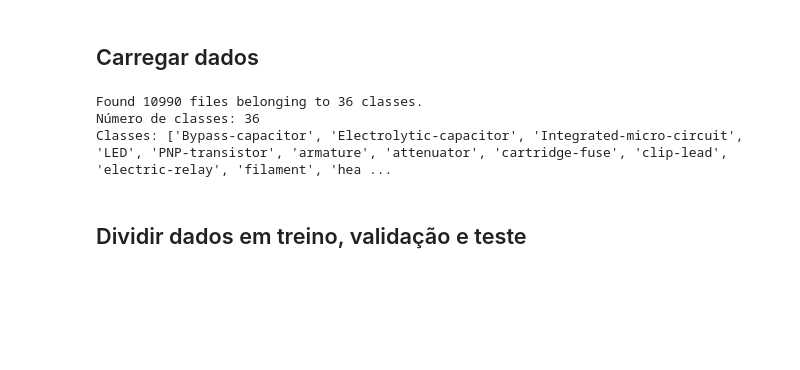
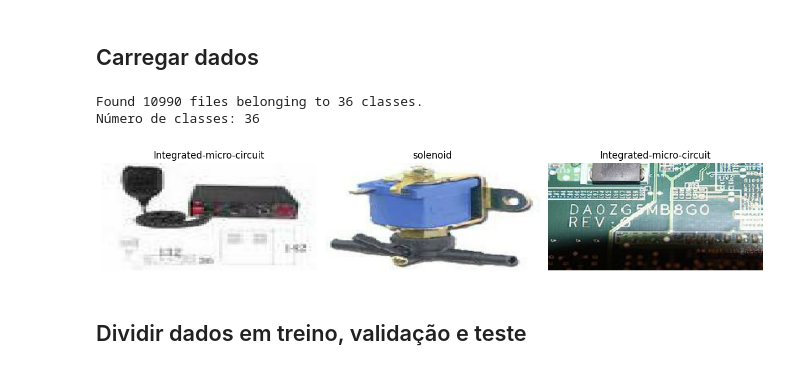
Before and after one commit to matheusssilva991/tarefa24_ia_embarcatech, a Jupyter notebook: src/main.ipynb, the cells around one changed output. Drawn from its saved outputs; the diff is of its cells as text; code cells hidden in the pictures; blank space fills up the shorter version.

```diff
--- a/src/main.ipynb
+++ b/src/main.ipynb
@@ -22,31 +25,33 @@ Versão do Tensorflow:
 # %%
 # Configurações
 IMG_SIZE = (128, 256)
 BATCH_SIZE = 32
 SEED = 42
 
 IMAGE_BASE_PATH = "../data/images"
 
 # Carregar TODOS os dados
 full_dataset = tf.keras.utils.image_dataset_from_directory(
     IMAGE_BASE_PATH,
     seed=SEED,
     image_size=IMG_SIZE,
     batch_size=BATCH_SIZE,
     label_mode='categorical',
     shuffle=True
 )
 
 # Obter informações
 class_names = full_dataset.class_names
 num_classes = len(class_names)
 
 print(f"Número de classes: {num_classes}")
-print(f"Classes: {class_names}")
+
+# Visualizar amostras do dataset
+plot_sample_images(full_dataset, class_names, num_images=3)
 # %% [output]
 Found 10990 files belonging to 36 classes.
 Número de classes: 36
-Classes: ['Bypass-capacitor', 'Electrolytic-capacitor', 'Integrated-micro-circuit', 'LED', 'PNP-transistor', 'armature', 'attenuator', 'cartridge-fuse', 'clip-lead', 'electric-relay', 'filament', 'hea ...
+[figure, added]
 # %% [markdown]
 ## Dividir dados em treino, validação e teste
 # %%
```
Also changed, not shown: parts of 7 cells of this notebook, 2 other files.
